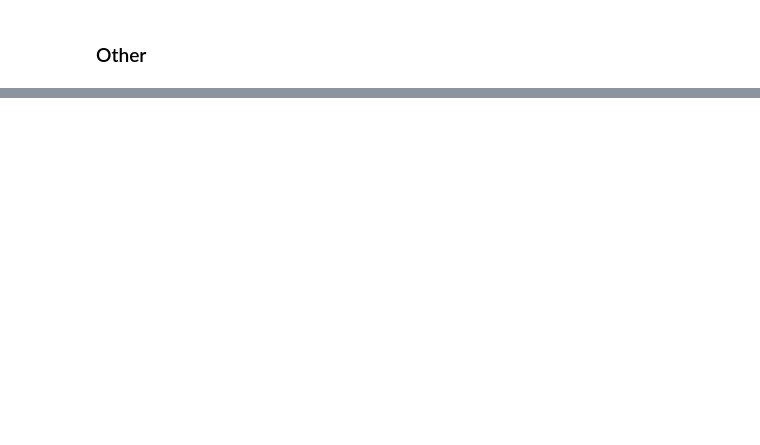
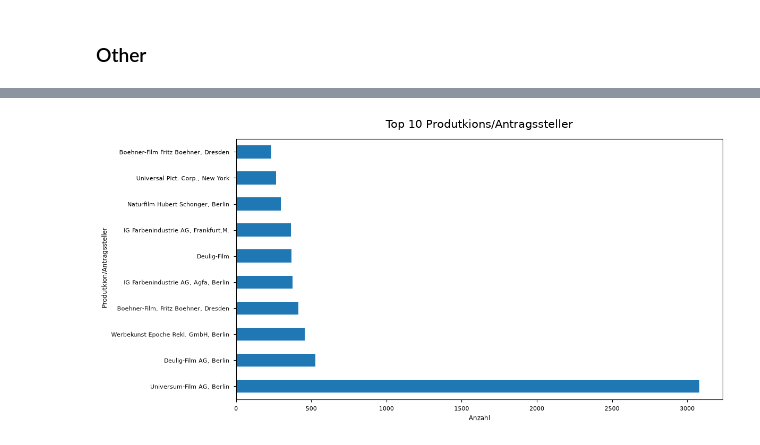
Before and after one commit to codemitdjango/german-film-censorship, a Jupyter notebook: src/analysis/analysis.ipynb, the cells around one changed output, grey strips where cells are left out. Cells and saved outputs as stored; diff of their text form; code cells hidden in the pictures; blank space fills up the shorter version.

```diff
--- a/src/analysis/analysis.ipynb
+++ b/src/analysis/analysis.ipynb
@@ -523,14 +585,20 @@ plt.show()
 # %%
-# df_grouped = df.groupby(['Jahr', 'Produktion']).size().unstack(fill_value=0)
+# data
 
-# ax = df_grouped.plot(kind='bar', figsize=(14, 7), width=0.8)
+df_producation = df.value_counts('Produktion')
+top_producation = df_producation.head(10)
 
-# plt.title('Anzahl der Filmarten pro Jahr', fontsize=16)
-# plt.xlabel('Jahr', fontsize=12)
-# plt.ylabel('Anzahl', fontsize=12)
-# plt.legend(title='Kategorie', bbox_to_anchor=(1.05, 1), loc='upper left')
-# plt.xticks(rotation=45)
-# plt.grid(axis='y', linestyle='--', alpha=0.7)
+# initiziale Plot
+fig, ax = plt.subplots(figsize=(12, 6))
 
-# plt.tight_layout()
-# plt.show()
+top_producation.plot(kind='barh', ax=ax)
+
+# Layout/Title
+ax.set_title('Top 10 Produtkions/Antragssteller', fontsize=15, pad=15)
+ax.set_xlabel('Anzahl')
+ax.set_ylabel(' Produtkion/Antragssteller')
+
+fig.tight_layout()
+plt.show()
+# %% [output]
+[figure, added]
```
Also changed, not shown: parts of 19 cells of this notebook.
